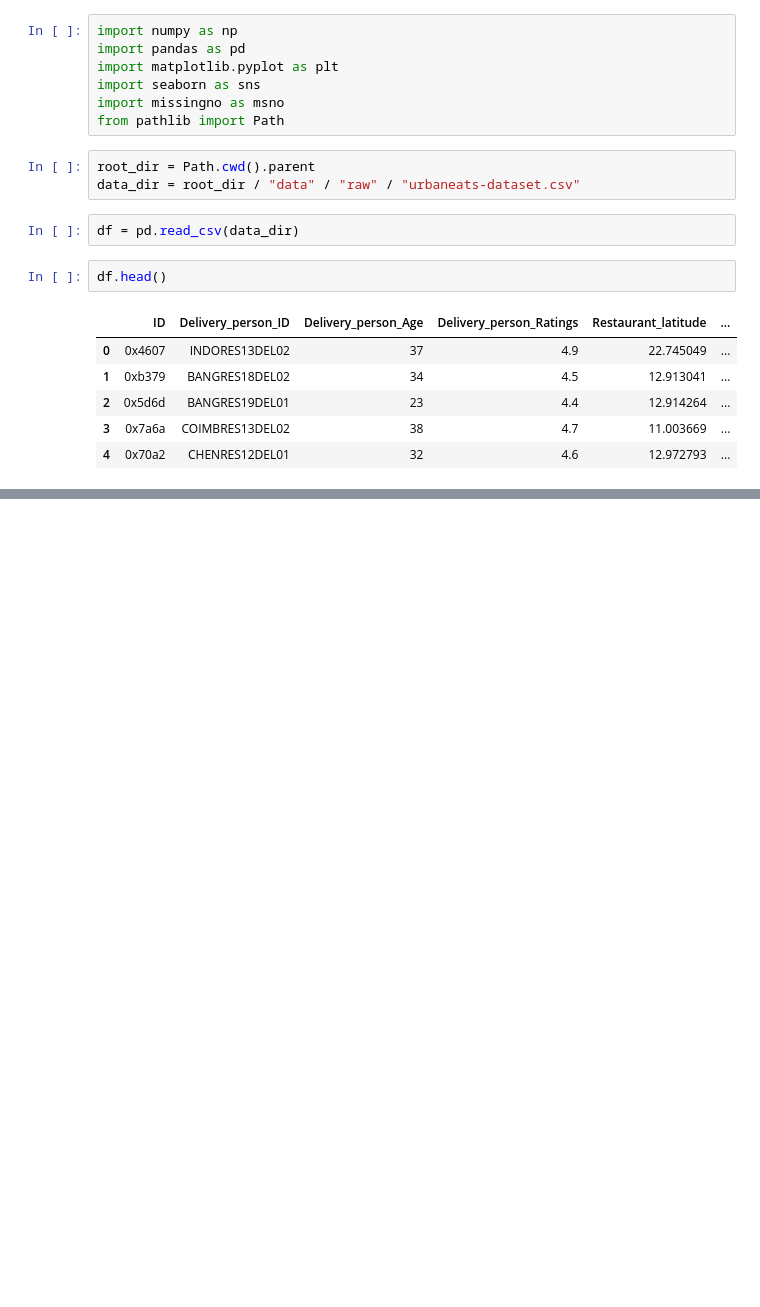
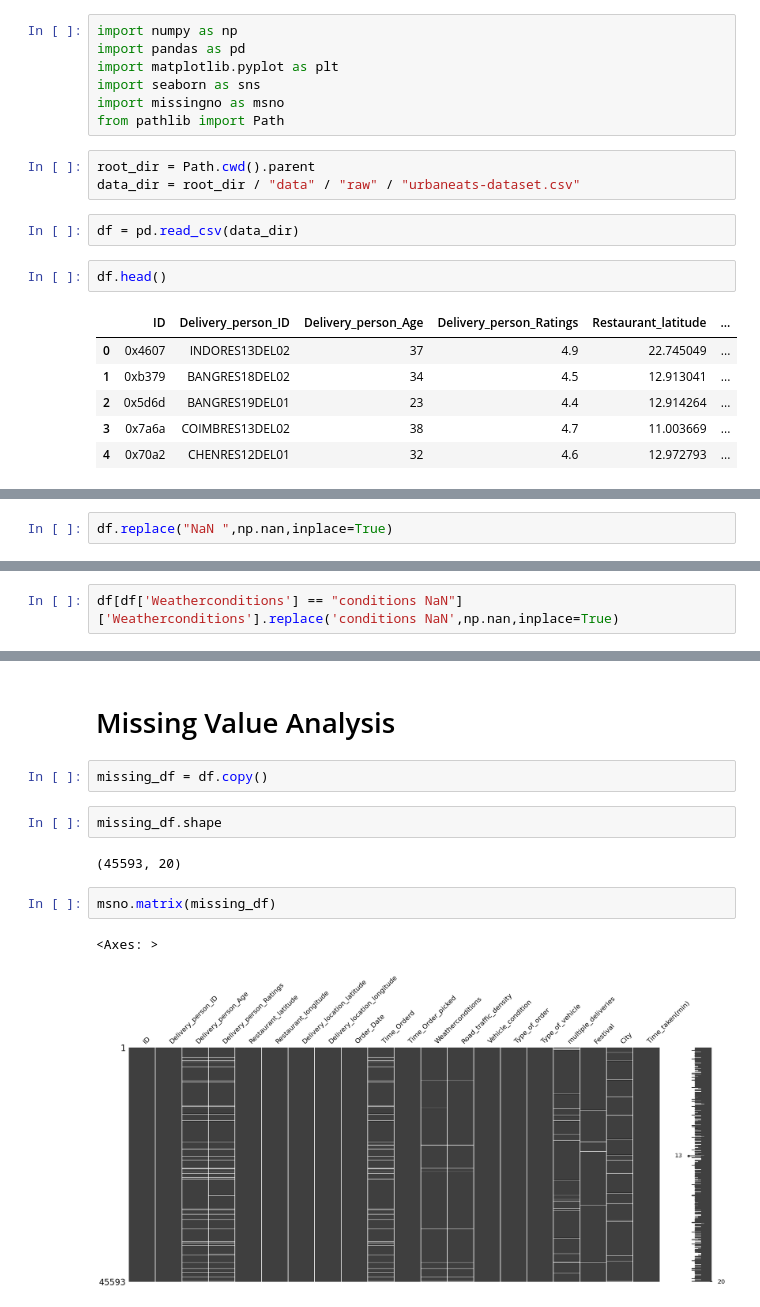
Before and after one commit to AvanindraBose/Urban-Eats-Food-Delivery-Time-Prediction, a Jupyter notebook: notebooks/Data-Cleaning.ipynb, the cells around one changed output, grey strips where cells are left out. Cells and saved outputs as stored; diff of their text form; blank space fills up the shorter version.

```diff
--- a/notebooks/Data-Cleaning.ipynb
+++ b/notebooks/Data-Cleaning.ipynb
@@ -21,0 +199,2 @@ df.head()
+# %%
+df.replace("NaN ",np.nan,inplace=True)
@@ -21,0 +257,2 @@ df.head()
+# %%
+df[df['Weatherconditions'] == "conditions NaN"]['Weatherconditions'].replace('conditions NaN',np.nan,inplace=True)
@@ -21,0 +299,13 @@ df.head()
+# %% [markdown]
+# Missing Value Analysis
+# %%
+missing_df = df.copy()
+# %%
+missing_df.shape
+# %% [output]
+(45593, 20)
+# %%
+msno.matrix(missing_df)
+# %% [output]
+<Axes: >
+[figure, added]
```
Also changed, not shown: parts of 72 cells of this notebook.
